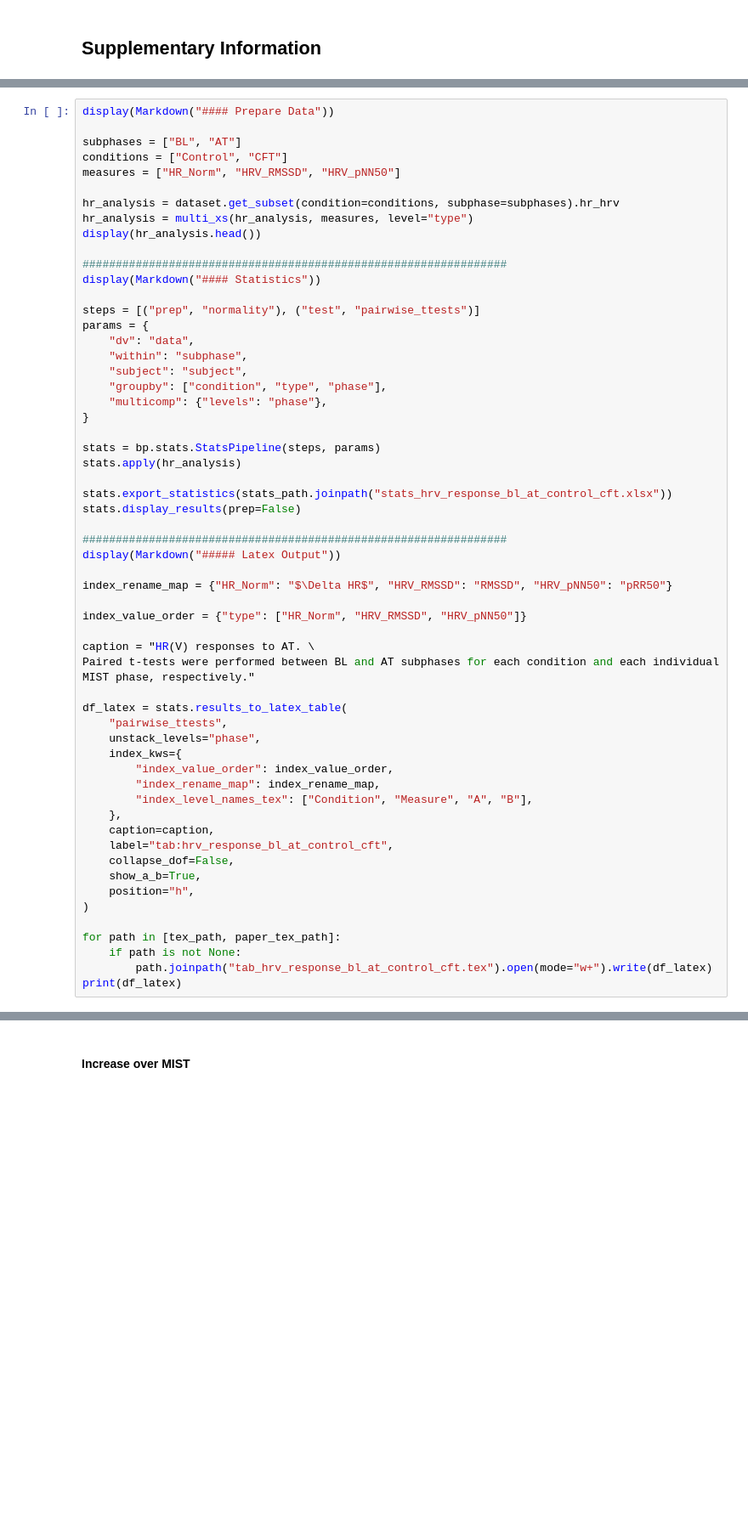
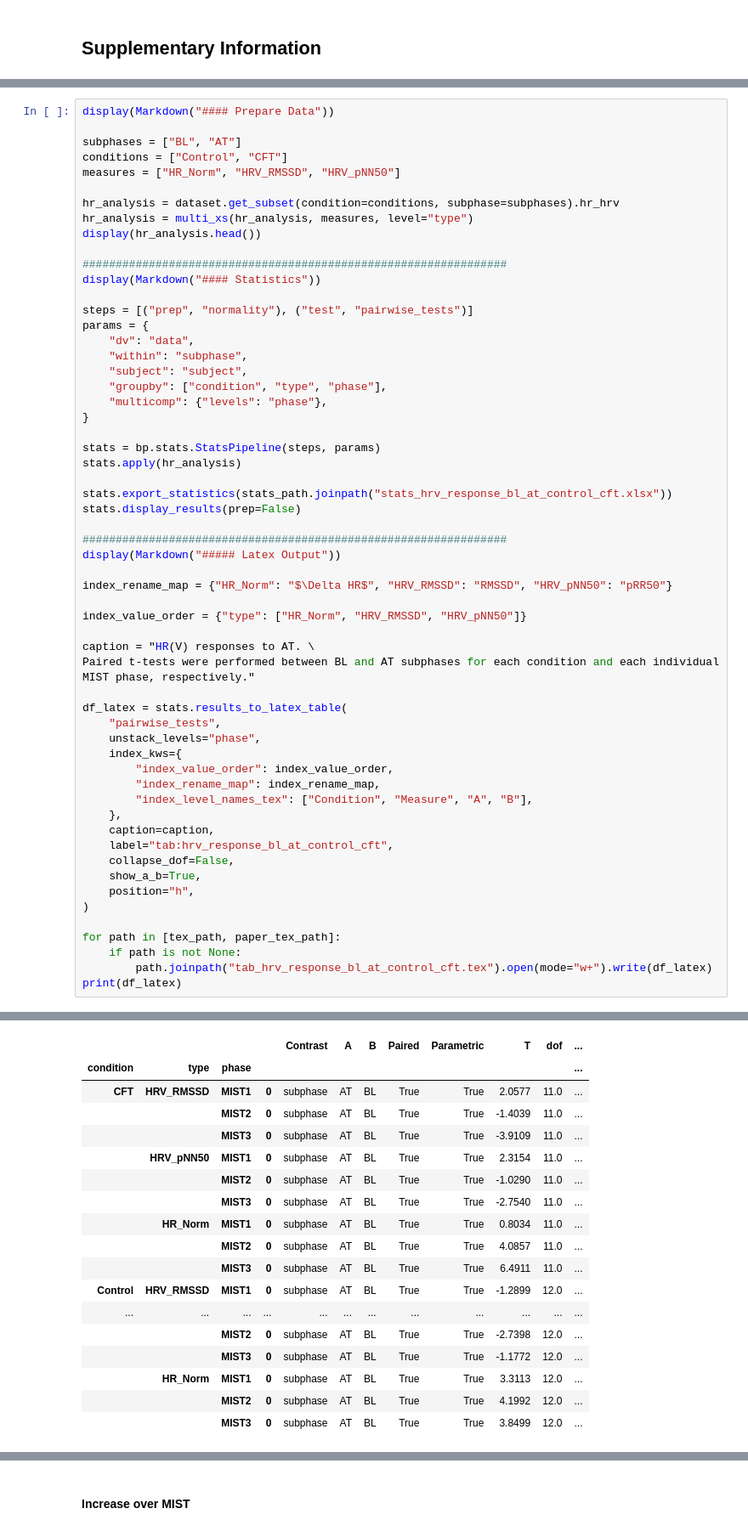
Before and after one commit to mad-lab-fau/cft-analysis, a Jupyter notebook: experiments/2022_scientific_reports/notebooks/analysis/ECG_Analysis.ipynb, the cells around one changed output, grey strips where cells are left out. Shown at 85% size. Saved outputs shown, nothing was run; the diff lists cells and outputs as text; blank space fills up the shorter version.

```diff
--- a/experiments/2022_scientific_reports/notebooks/analysis/ECG_Analysis.ipynb
+++ b/experiments/2022_scientific_reports/notebooks/analysis/ECG_Analysis.ipynb
@@ -761,7 +952,7 @@ display(hr_analysis.head())
 ################################################################
 display(Markdown("#### Statistics"))
 
-steps = [("prep", "normality"), ("test", "pairwise_ttests")]
+steps = [("prep", "normality"), ("test", "pairwise_tests")]
 params = {
     "dv": "data",
     "within": "subphase",
@@ -787,7 +978,7 @@ caption = "HR(V) responses to AT. \
 Paired t-tests were performed between BL and AT subphases for each condition and each individual MIST phase, respectively."
 
 df_latex = stats.results_to_latex_table(
-    "pairwise_ttests",
+    "pairwise_tests",
     unstack_levels="phase",
     index_kws={
         "index_value_order": index_value_order,
@@ -805,3 +996,4 @@ for path in [tex_path, paper_tex_path]:
     if path is not None:
         path.joinpath("tab_hrv_response_bl_at_control_cft.tex").open(mode="w+").write(df_latex)
 print(df_latex)
+# %% [output]
@@ -807,0 +1016,18 @@ print(df_latex)
+|  |  |  |  | Contrast | A | B | Paired | Parametric | T | dof | ... |
+| condition | type | phase |  |  |  |  |  |  |  |  | ... |
+| CFT | HRV_RMSSD | MIST1 | 0 | subphase | AT | BL | True | True | 2.0577 | 11.0 | ... |
+|  |  | MIST2 | 0 | subphase | AT | BL | True | True | -1.4039 | 11.0 | ... |
+|  |  | MIST3 | 0 | subphase | AT | BL | True | True | -3.9109 | 11.0 | ... |
+|  | HRV_pNN50 | MIST1 | 0 | subphase | AT | BL | True | True | 2.3154 | 11.0 | ... |
+|  |  | MIST2 | 0 | subphase | AT | BL | True | True | -1.0290 | 11.0 | ... |
+|  |  | MIST3 | 0 | subphase | AT | BL | True | True | -2.7540 | 11.0 | ... |
+|  | HR_Norm | MIST1 | 0 | subphase | AT | BL | True | True | 0.8034 | 11.0 | ... |
+|  |  | MIST2 | 0 | subphase | AT | BL | True | True | 4.0857 | 11.0 | ... |
+|  |  | MIST3 | 0 | subphase | AT | BL | True | True | 6.4911 | 11.0 | ... |
+| Control | HRV_RMSSD | MIST1 | 0 | subphase | AT | BL | True | True | -1.2899 | 12.0 | ... |
+| ... | ... | ... | ... | ... | ... | ... | ... | ... | ... | ... | ... |
+|  |  | MIST2 | 0 | subphase | AT | BL | True | True | -2.7398 | 12.0 | ... |
+|  |  | MIST3 | 0 | subphase | AT | BL | True | True | -1.1772 | 12.0 | ... |
+|  | HR_Norm | MIST1 | 0 | subphase | AT | BL | True | True | 3.3113 | 12.0 | ... |
+|  |  | MIST2 | 0 | subphase | AT | BL | True | True | 4.1992 | 12.0 | ... |
+|  |  | MIST3 | 0 | subphase | AT | BL | True | True | 3.8499 | 12.0 | ... |
```
Also changed, not shown: parts of 21 cells of this notebook, 6 other files.
